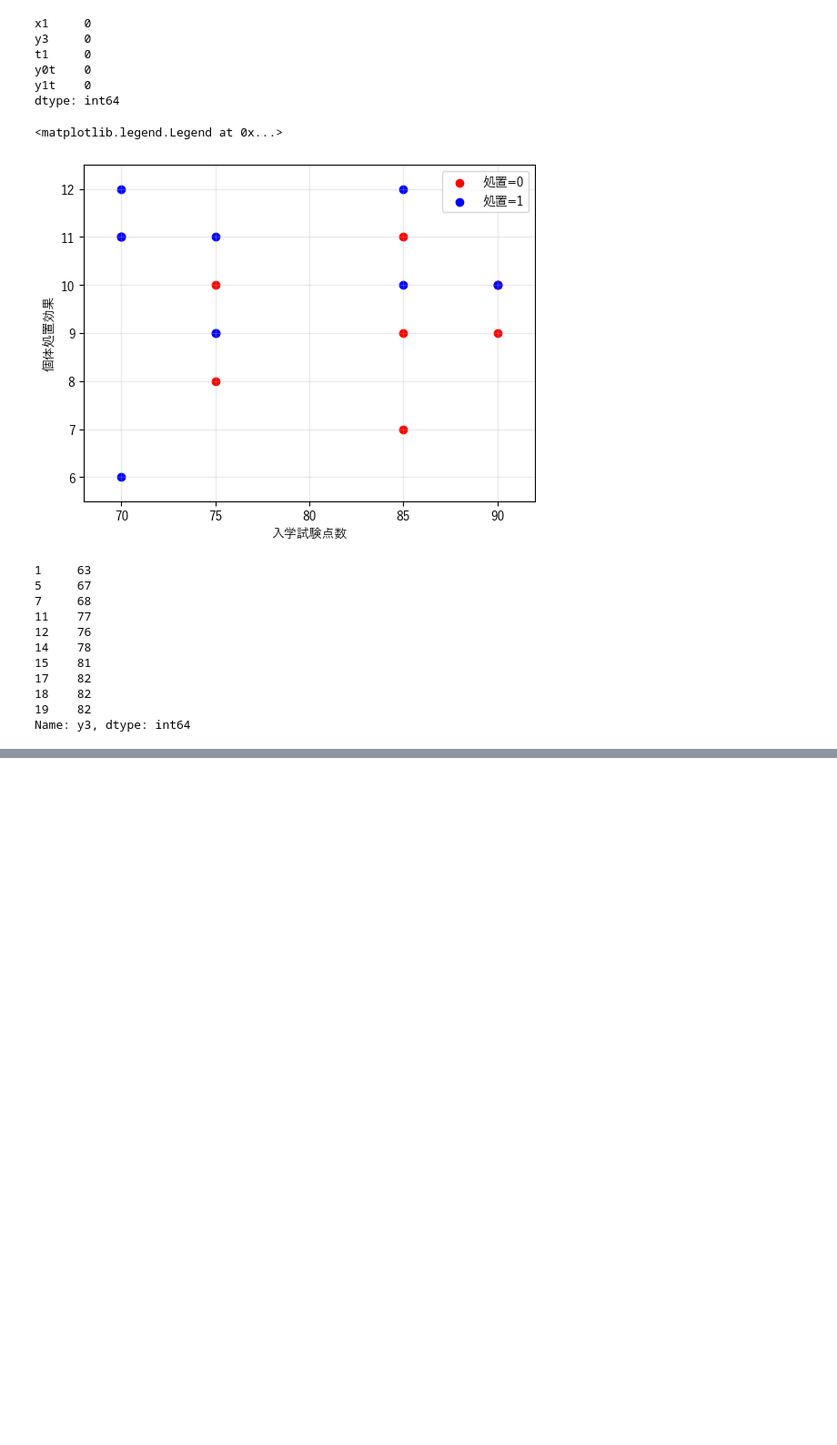
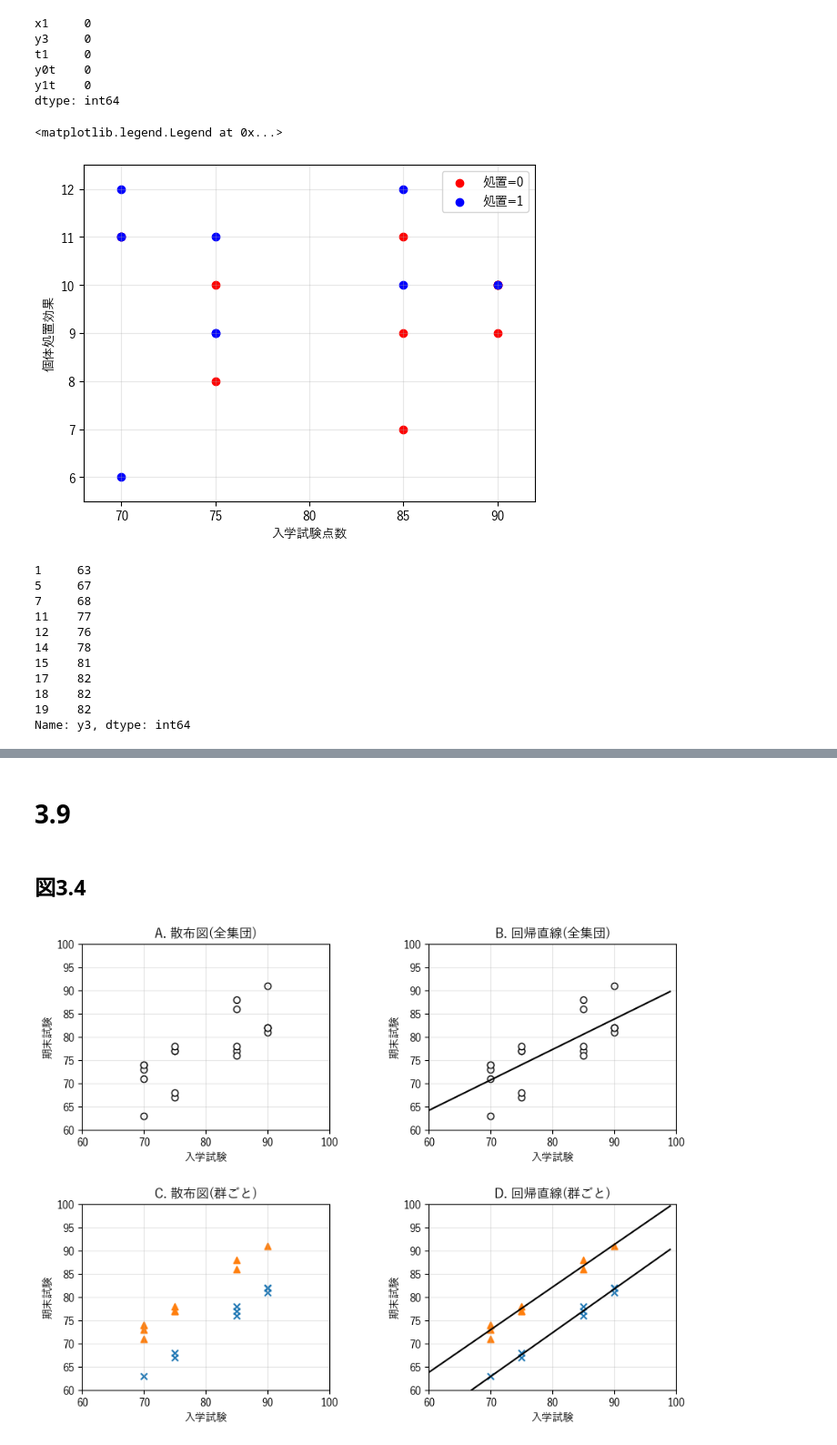
Before and after one commit to yuki-cossy/TakahashiCI, a Jupyter notebook: Python/ch3.ipynb, the cells around one changed output, grey strips where cells are left out. Shown at 91% size. Saved outputs shown, nothing was run; the diff lists cells and outputs as text; code cells hidden in the pictures; blank space fills up the shorter version.

```diff
--- a/Python/ch3.ipynb
+++ b/Python/ch3.ipynb
@@ -143,0 +171,80 @@ ax2 = fig1.add_axes([1, 0, 1, 1])
+# %% [markdown]
+# 3.9
+# %% [markdown]
+## 図3.4
+# %%
+fig = plt.figure()
+
+
+ax1 = fig.add_axes((0, 0.7, 0.5, 0.5))
+ax1.scatter(
+    x=data03['x1'], y=data03['y3'], marker='o',
+    facecolor='white', edgecolors='black'
+    )
+ax1.set_xlabel('入学試験')
+ax1.set_ylabel('期末試験')
+ax1.set_xlim(60, 100)
+ax1.set_ylim(60, 100)
+ax1.set_title('A. 散布図(全集団)')
+ax1.grid(alpha=0.3)
+
+
+ax2 = fig.add_axes((0.7, 0.7, 0.5, 0.5))
+ax2.scatter(
+    data03.x1, data03.y3, marker='o',
+    facecolor='white', edgecolors='black'
+    )
+coef = np.polyfit(data03.x1, data03.y3, 1)
+poly1d_fn = np.poly1d(coef)
+ax2.plot(
+    np.arange(60, 100), poly1d_fn(np.arange(60, 100)),
+    color='black'
+    )
+ax2.set_xlabel('入学試験')
+ax2.set_ylabel('期末試験')
+ax2.set_xlim(60, 100)
+ax2.set_ylim(60, 100)
+ax2.set_title('B. 回帰直線(全集団)')
+ax2.grid(alpha=0.3)
+
+
+
+
+marker = ['x', '^']
+ts = [0, 1]
+
+ax3 = fig.add_axes((0, 0, 0.5, 0.5))
+for m, t in zip(marker, ts):
+    data_t = data03.loc[data03.t1==t].copy()
+    ax3.scatter(
+        data_t['x1'], data_t['y3'], marker=m
+    )
+ax3.set_xlabel('入学試験')
+ax3.set_ylabel('期末試験')
+ax3.set_xlim(60, 100)
+ax3.set_ylim(60, 100)
+ax3.set_title('C. 散布図(群ごと)')
+ax3.grid(alpha=0.3)
+
+
+ax4 = fig.add_axes((0.7, 0, 0.5, 0.5))
+for m, t in zip(marker, ts):
+    data_t = data03.loc[data03.t1==t].copy()
+    ax4.scatter(
+        data_t['x1'], data_t['y3'], marker=m
+    )
+
+    coef = np.polyfit(data_t['x1'], data_t['y3'], 1)
+    poly1d_fn = np.poly1d(coef)
+    ax4.plot(
+        np.arange(60, 100), poly1d_fn(np.arange(60, 100)),
+        color='black'
+        )
+ax4.set_xlabel('入学試験')
+ax4.set_ylabel('期末試験')
+ax4.set_xlim(60, 100)
+ax4.set_ylim(60, 100)
+ax4.set_title('D. 回帰直線(群ごと)')
+ax4.grid(alpha=0.3)
+# %% [output]
+[figure, added]
```
Also changed, not shown: parts of 7 cells of this notebook, 2 other files.
